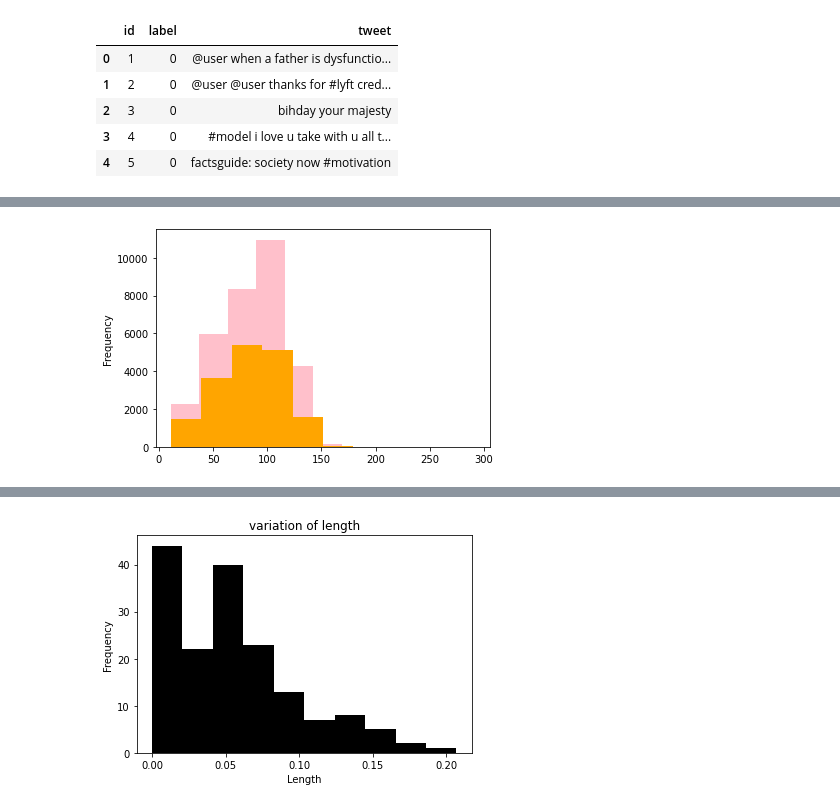
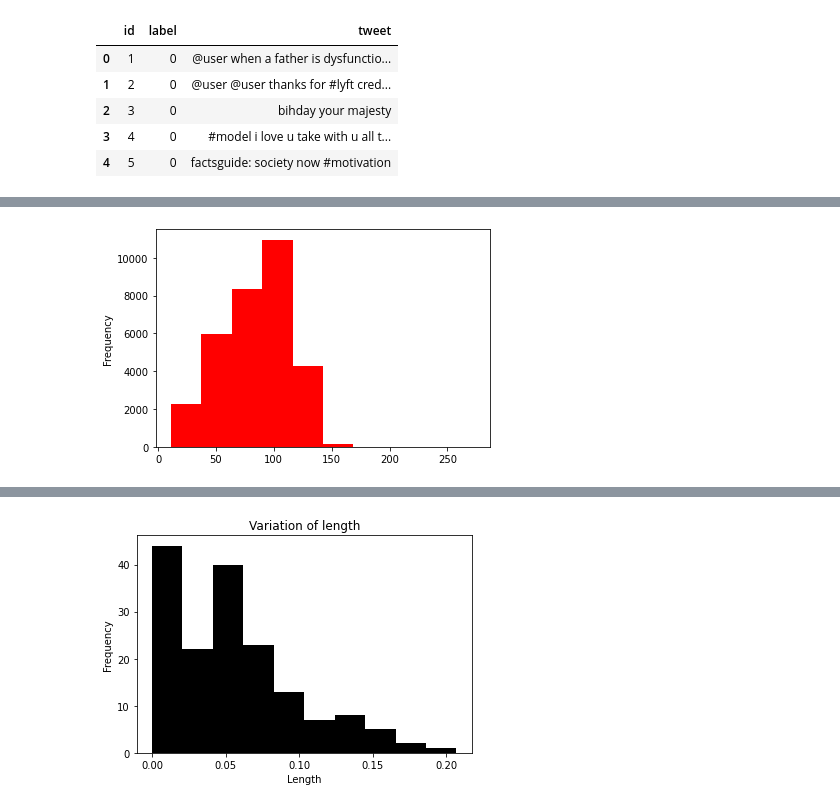
Before and after one commit to anandnair28/twitter-sentiment-analysis, a Jupyter notebook: tsa.ipynb, the cells around one changed output, grey strips where cells are left out. Saved outputs shown, nothing was run; the diff lists cells and outputs as text; code cells hidden in the pictures.

```diff
--- a/tsa.ipynb
+++ b/tsa.ipynb
@@ -10,10 +10,8 @@ import seaborn as sns
 import regex as re
 import warnings
 # %%
-train = pd.read_csv('data/tweets1.csv')
-test = pd.read_csv('data/test_tweets.csv')
+train = pd.read_csv('data/train_tweets.csv')
 
 print(train.shape)
-print(test.shape)
 # %% [output]
 (31962, 3)
@@ -27,4 +24,6 @@ train.head()
 | 2 | 3 | 0 | bihday your majesty |
 | 3 | 4 | 0 | #model i love u take with u all t... |
 | 4 | 5 | 0 | factsguide: society now #motivation |
+# %%
+train = train.drop(['id'], axis = 1)
 # %%
@@ -83,7 +94,6 @@ train['label'].value_counts().plot.bar(color = 'pink', figsize = (6, 4))
 # %%
 # checking the distribution of tweets in the data
 
-length_train = train['tweet'].str.len().plot.hist(color = 'pink', figsize = (6, 4))
-length_test = test['tweet'].str.len().plot.hist(color = 'orange', figsize = (6, 4))
+length_train = train['len'].plot.hist(color = 'red', figsize = (6, 4))
 # %% [output]
-[figure, old version]
+[figure, new version]
```
Also changed, not shown: parts of 29 cells of this notebook.
